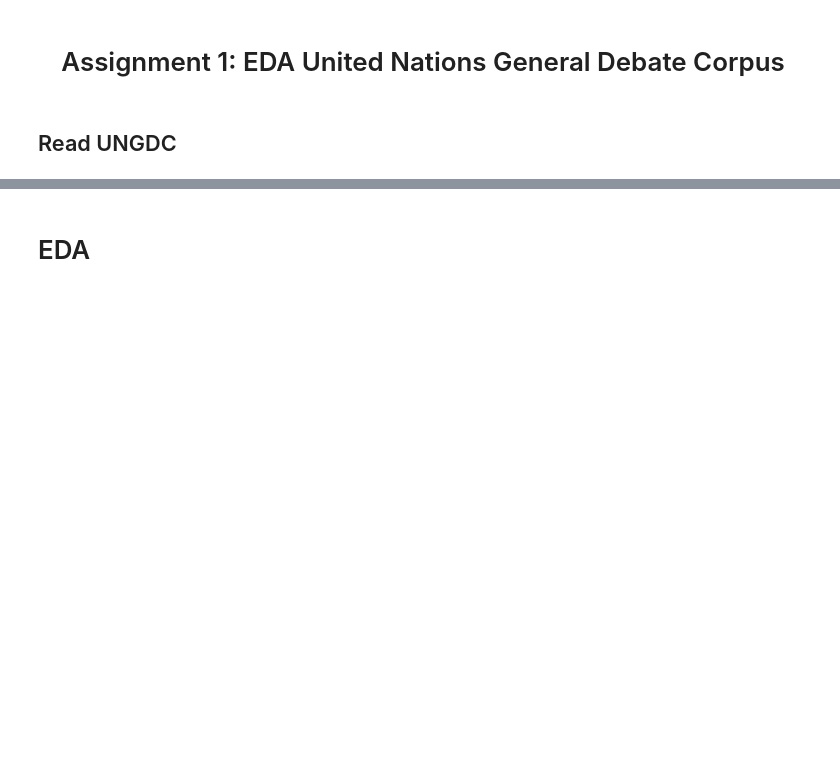
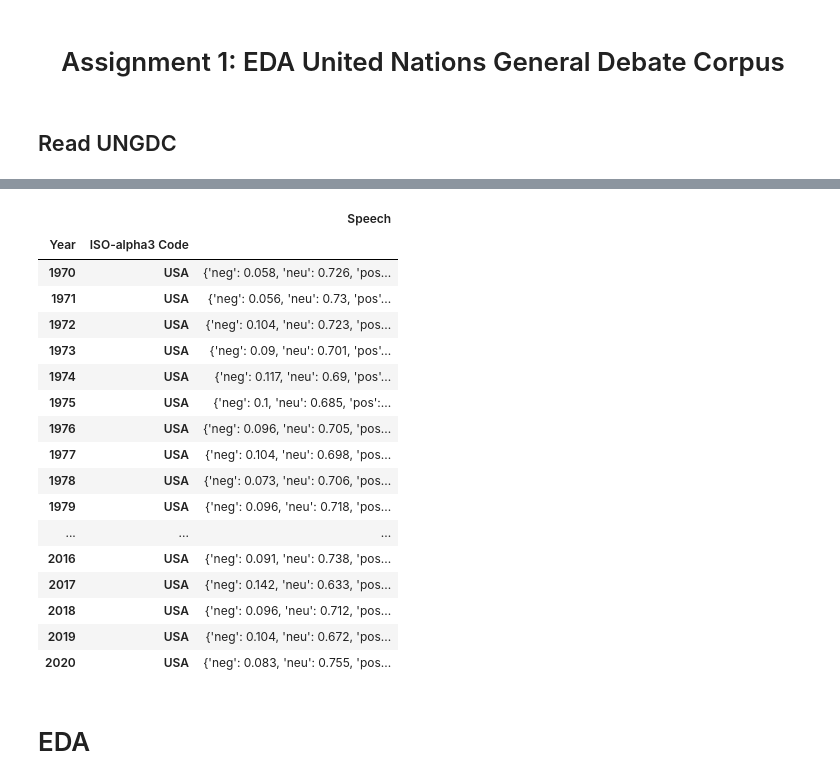
Before and after one commit to wolfbrr/FDS-2022, a Jupyter notebook: assignment-1/assignment-1.ipynb, the cells around one changed output, grey strips where cells are left out. Cells and saved outputs as stored; diff of their text form; code cells hidden in the pictures; blank space fills up the shorter version.

Commit message:
sentiment

```diff
--- a/assignment-1/assignment-1.ipynb
+++ b/assignment-1/assignment-1.ipynb
@@ -30,5 +30,14 @@ df_un_merged = df_speech.merge(df_codes[['Country or Area','ISO-alpha3 Code']],
 df_un_merged.set_index(['Year','ISO-alpha3 Code'], inplace=True)
 df_un_merged["Speech"] = df_un_merged["Speech"].str.lower()
 # %%
-sessions
+import nltk
+
+from nltk.sentiment import SentimentIntensityAnalyzer
+import matplotlib.pyplot as plt
+nltk.download('punkt')
+nltk.download('stopwords')
+nltk.download('vader_lexicon')
+sia = SentimentIntensityAnalyzer()
+
+vecUSA = [sia.polarity_scores(df_un_merged.loc(axis=0)[i,"USA"]["Speech"])['pos'] for i in np.arange(1971, 2021)]
 # %% [output]
@@ -39,3 +51,24 @@ array([25, 26, 27, 28, 29, 30, 31, 32, 33, 34, 35, 36, 37, 38, 39, 40, 41,
+# %%
+df_un_merged.loc[:,"USA",:][["Speech"]].applymap(sia.polarity_scores)
+# %% [output]
+|  |  | Speech |
+| Year | ISO-alpha3 Code |  |
+| 1970 | USA | {'neg': 0.058, 'neu': 0.726, 'pos... |
+| 1971 | USA | {'neg': 0.056, 'neu': 0.73, 'pos'... |
+| 1972 | USA | {'neg': 0.104, 'neu': 0.723, 'pos... |
+| 1973 | USA | {'neg': 0.09, 'neu': 0.701, 'pos'... |
+| 1974 | USA | {'neg': 0.117, 'neu': 0.69, 'pos'... |
+| 1975 | USA | {'neg': 0.1, 'neu': 0.685, 'pos':... |
+| 1976 | USA | {'neg': 0.096, 'neu': 0.705, 'pos... |
+| 1977 | USA | {'neg': 0.104, 'neu': 0.698, 'pos... |
+| 1978 | USA | {'neg': 0.073, 'neu': 0.706, 'pos... |
+| 1979 | USA | {'neg': 0.096, 'neu': 0.718, 'pos... |
+| ... | ... | ... |
+| 2016 | USA | {'neg': 0.091, 'neu': 0.738, 'pos... |
+| 2017 | USA | {'neg': 0.142, 'neu': 0.633, 'pos... |
+| 2018 | USA | {'neg': 0.096, 'neu': 0.712, 'pos... |
+| 2019 | USA | {'neg': 0.104, 'neu': 0.672, 'pos... |
+| 2020 | USA | {'neg': 0.083, 'neu': 0.755, 'pos... |
 # %% [markdown]
 # EDA
 # %% [markdown]
```
Also changed, not shown: parts of 1 cell of this notebook, 1 other file.
